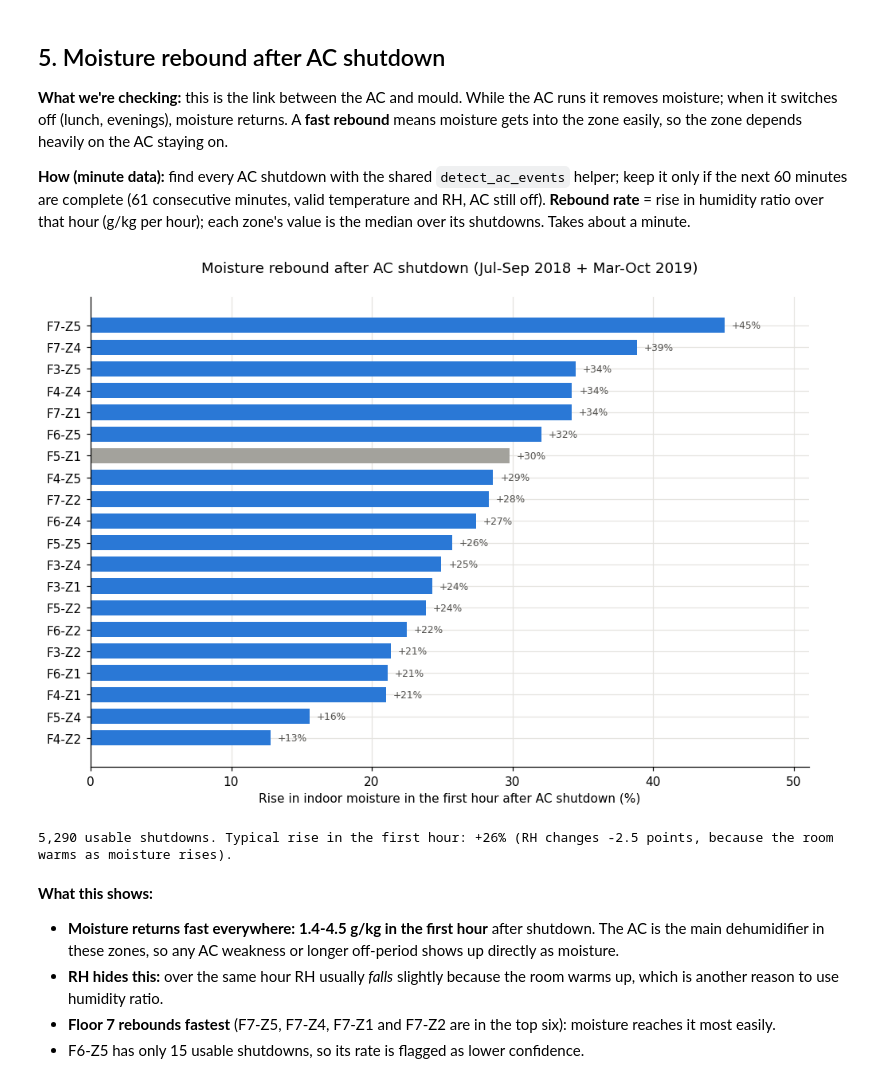
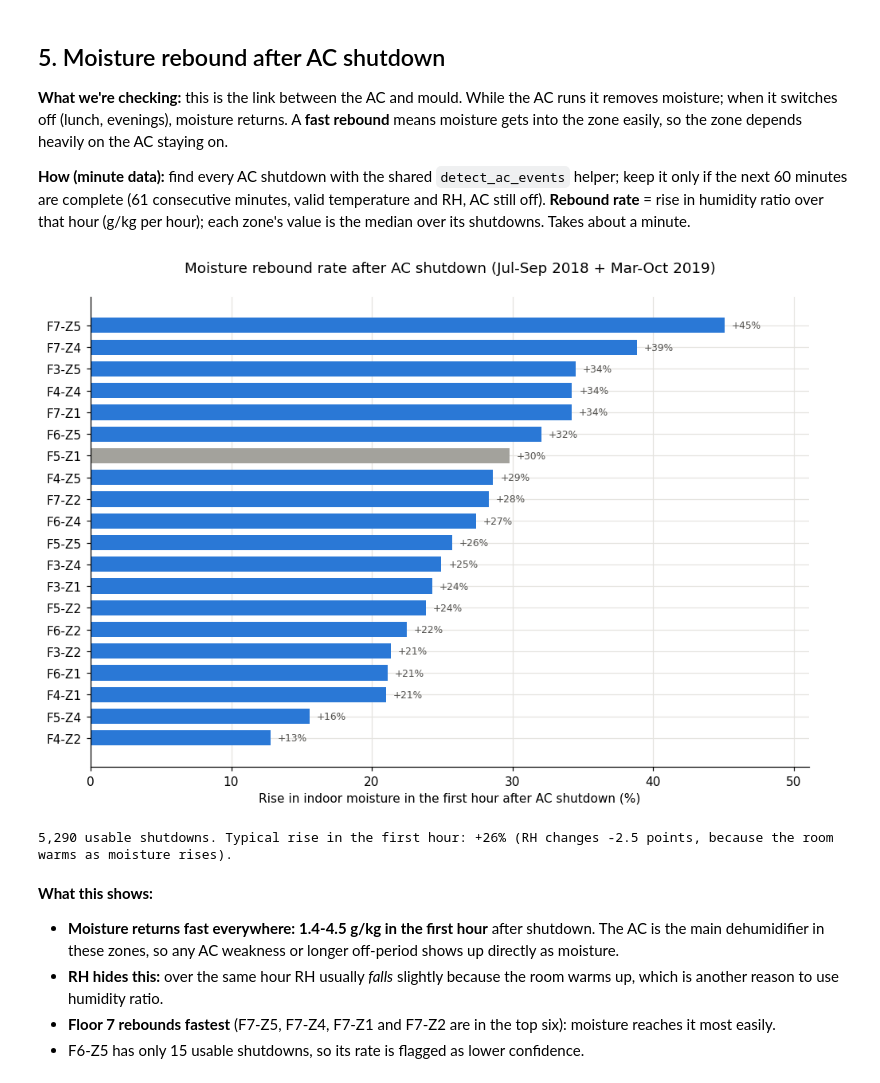
Before and after one commit to Panhchaknut11/SBA_BQ2, a Jupyter notebook: mould-ac-degradation/notebooks/bq2_humidity.ipynb, the cells around one changed output. Cells and saved outputs as stored; diff of their text form; code cells hidden in the pictures.

```diff
--- a/mould-ac-degradation/notebooks/bq2_humidity.ipynb
+++ b/mould-ac-degradation/notebooks/bq2_humidity.ipynb
@@ -291,35 +326,35 @@ for f, z, zid in zones.itertuples(index=False):
     for t in events.loc[events["event"] == "stop", "time"]:
         w = m.loc[t:t + pd.Timedelta(minutes=60)]
         if len(w) == 61 and w[["temp_C", "rh_pct"]].notna().all().all() and (w["ac_kW"] <= threshold).all():
             start, end = w["indoor_w_gkg"].iloc[0], w["indoor_w_gkg"].iloc[-1]
             rows.append({"zone_id": zid, "time": t,
                          "moisture_rise_gkg": end - start,
                          "moisture_rise_pct": (end - start) / start * 100,
                          "rh_change_pct": w["rh_pct"].iloc[-1] - w["rh_pct"].iloc[0]})
 del floor_cache
 rebound_events = pd.DataFrame(rows)
 rebound_events.to_csv(OUT_DIR / "rebound_events.csv", index=False)
 rebound = rebound_events.groupby("zone_id").agg(rebound_rate=("moisture_rise_gkg", "median"),
                                                 rebound_pct=("moisture_rise_pct", "median"),
                                                 rebound_events=("moisture_rise_gkg", "size"),
                                                 median_rh_change_pct=("rh_change_pct", "median")).round(2)
 
 order = rebound.sort_values("rebound_pct").index
 fig, ax = plt.subplots(figsize=(9, 6.5))
 ax.barh(order, rebound.loc[order, "rebound_pct"], color=[GREY if z in suspect else BLUE for z in order], height=0.7)
 for z in order:
     ax.text(rebound.loc[z, "rebound_pct"] + 0.5, z, f"+{rebound.loc[z, 'rebound_pct']:.0f}%", va="center", fontsize=8, color=INK)
 ax.set_xlim(0, rebound["rebound_pct"].max() + 6)
 ax.set_xlabel("Rise in indoor moisture in the first hour after AC shutdown (%)")
-ax.set_title("Moisture rebound after AC shutdown (Jul-Sep 2018 + Mar-Oct 2019)", loc="center", pad=20)
+ax.set_title("Moisture rebound rate after AC shutdown (Jul-Sep 2018 + Mar-Oct 2019)", loc="center", pad=20)
 fig.tight_layout()
 fig.savefig(OUT_DIR / "rebound_rate.png", bbox_inches="tight")
 plt.show()
 print(f"{len(rebound_events):,} usable shutdowns. Typical rise in the first hour: "
       f"+{rebound_events['moisture_rise_pct'].median():.0f}% (RH changes {rebound_events['rh_change_pct'].median():+.1f} points, "
       f"because the room warms as moisture rises).")
 # %% [output]
-[figure, old version]
+[figure, new version]
 5,290 usable shutdowns. Typical rise in the first hour: +26% (RH changes -2.5 points, because the room warms as moisture rises).
 # %% [markdown]
 **What this shows:**
```
Also changed, not shown: parts of 7 cells of this notebook.
